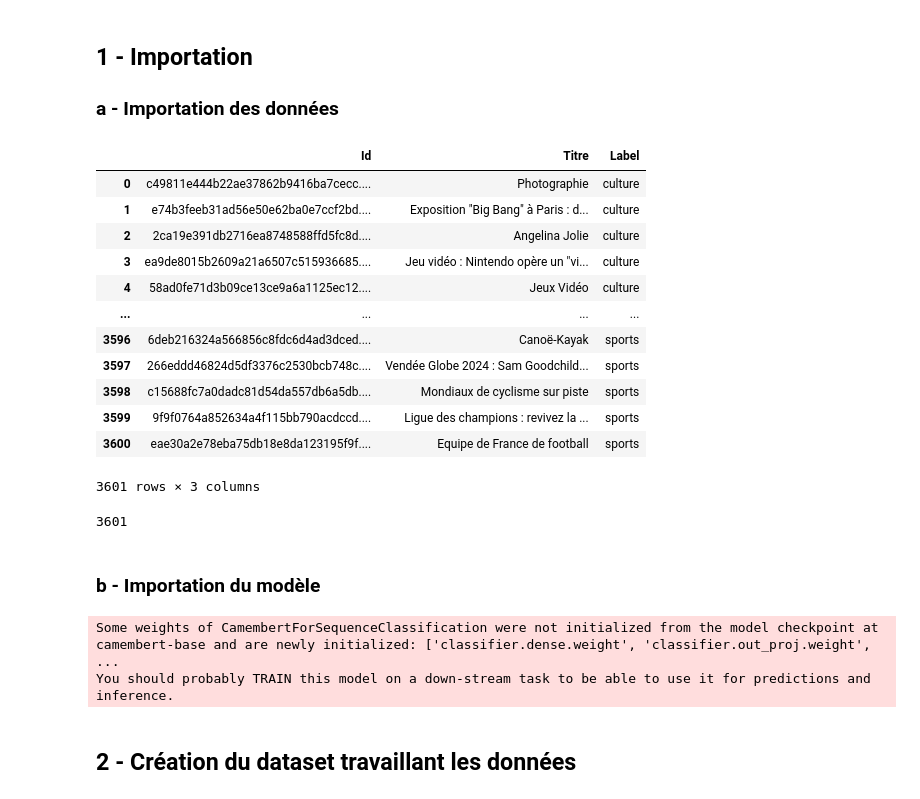
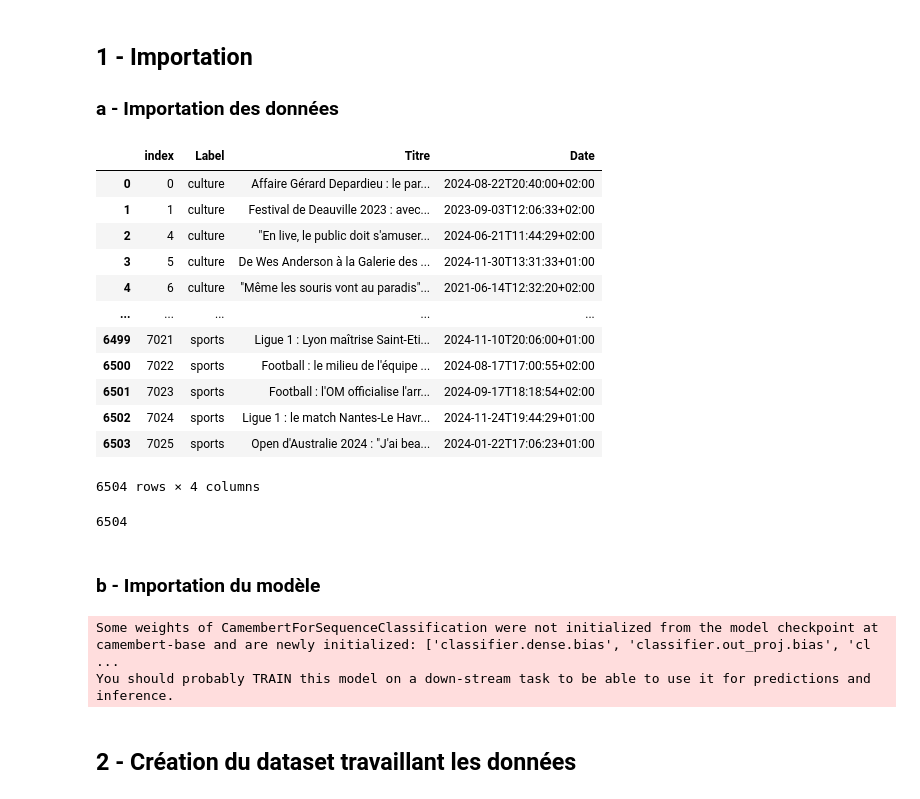
Before and after one commit to AlexandreDemarquet/francinfo_article_classification, a Jupyter notebook: camembert_v2.ipynb, the cells around one changed output. Drawn from its saved outputs; the diff is of its cells as text; code cells hidden in the pictures.

```diff
--- a/camembert_v2.ipynb
+++ b/camembert_v2.ipynb
@@ -8,23 +8,24 @@ import numpy as np
 import pandas as pd
 import matplotlib.pyplot as plt
 import random
-# %%
-data = pd.read_csv("scrapping_script/donnees_labelisees_3600.csv")
-data
-# %% [output]
-|  | Id | Titre | Label |
-| 0 | c49811e444b22ae37862b9416ba7cecc.... | Photographie | culture |
-| 1 | e74b3feeb31ad56e50e62ba0e7ccf2bd.... | Exposition "Big Bang" à Paris : d... | culture |
-| 2 | 2ca19e391db2716ea8748588ffd5fc8d.... | Angelina Jolie | culture |
-| 3 | ea9de8015b2609a21a6507c515936685.... | Jeu vidéo : Nintendo opère un "vi... | culture |
-| 4 | 58ad0fe71d3b09ce13ce9a6a1125ec12.... | Jeux Vidéo | culture |
-| ... | ... | ... | ... |
-| 3596 | 6deb216324a566856c8fdc6d4ad3dced.... | Canoë-Kayak | sports |
-| 3597 | 266eddd46824d5df3376c2530bcb748c.... | Vendée Globe 2024 : Sam Goodchild... | sports |
-| 3598 | c15688fc7a0dadc81d54da557db6a5db.... | Mondiaux de cyclisme sur piste | sports |
-| 3599 | 9f9f0764a852634a4f115bb790acdccd.... | Ligue des champions : revivez la ... | sports |
-| 3600 | eae30a2e78eba75db18e8da123195f9f.... | Equipe de France de football | sports |
-3601 rows × 3 columns
+# %%
+data_all = pd.read_csv("donnees/donnees_final_sans_doublons.csv")
+data = data_all[data_all['Date']!="Date non trouvée"].reset_index()
+data
+# %% [output]
+|  | index | Label | Titre | Date |
+| 0 | 0 | culture | Affaire Gérard Depardieu : le par... | 2024-08-22T20:40:00+02:00 |
+| 1 | 1 | culture | Festival de Deauville 2023 : avec... | 2023-09-03T12:06:33+02:00 |
+| 2 | 4 | culture | "En live, le public doit s'amuser... | 2024-06-21T11:44:29+02:00 |
+| 3 | 5 | culture | De Wes Anderson à la Galerie des ... | 2024-11-30T13:31:33+01:00 |
+| 4 | 6 | culture | "Même les souris vont au paradis"... | 2021-06-14T12:32:20+02:00 |
+| ... | ... | ... | ... | ... |
+| 6499 | 7021 | sports | Ligue 1 : Lyon maîtrise Saint-Eti... | 2024-11-10T20:06:00+01:00 |
+| 6500 | 7022 | sports | Football : le milieu de l'équipe ... | 2024-08-17T17:00:55+02:00 |
+| 6501 | 7023 | sports | Football : l'OM officialise l'arr... | 2024-09-17T18:18:54+02:00 |
+| 6502 | 7024 | sports | Ligue 1 : le match Nantes-Le Havr... | 2024-11-24T19:44:29+01:00 |
+| 6503 | 7025 | sports | Open d'Australie 2024 : "J'ai bea... | 2024-01-22T17:06:23+01:00 |
+6504 rows × 4 columns
 # %%
 label_map = {"culture" :  0, "monde": 1, "meteo": 2, "sante": 3, "politique": 4, "societe": 5, "europe": 6, "environnement": 7, "sports": 8}
 inv_label_map = {0: "culture", 1: "monde", 2: "meteo", 3: "sante", 4: "politique", 5: "societe", 6: "europe", 7: "environnement", 8: "sports"}
@@ -34,7 +35,7 @@ labels_numeric = [label_map[label] for label in data['Label']]
 data['labels_numeric'] = data['Label'].apply(lambda x: label_map[x])
 print(len(labels_numeric))
 # %% [output]
-3601
+6504
 # %% [markdown]
 ### b - Importation du modèle
 # %%
@@ -47,7 +48,7 @@ model = CamembertForSequenceClassification.from_pretrained(model_name, num_label
 max_len = 128
 encodings = tokenizer(data['Titre'].astype(str).tolist(), padding=True, truncation=True, max_length=max_len, return_tensors='pt')
 # %% [output]
-Some weights of CamembertForSequenceClassification were not initialized from the model checkpoint at camembert-base and are newly initialized: ['classifier.dense.weight', 'classifier.out_proj.weight', ...
+Some weights of CamembertForSequenceClassification were not initialized from the model checkpoint at camembert-base and are newly initialized: ['classifier.dense.bias', 'classifier.out_proj.bias', 'cl ...
 You should probably TRAIN this model on a down-stream task to be able to use it for predictions and inference.
 # %% [markdown]
 ## 2 - Création du dataset travaillant les données
```
Also changed, not shown: parts of 7 cells of this notebook, 10 other files.
